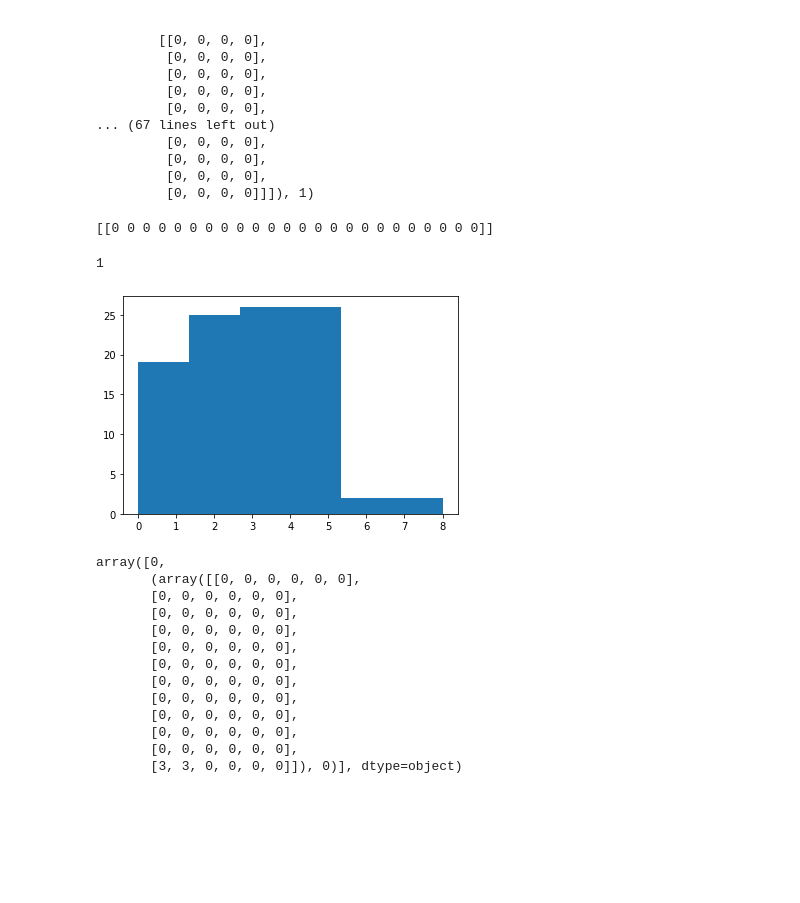
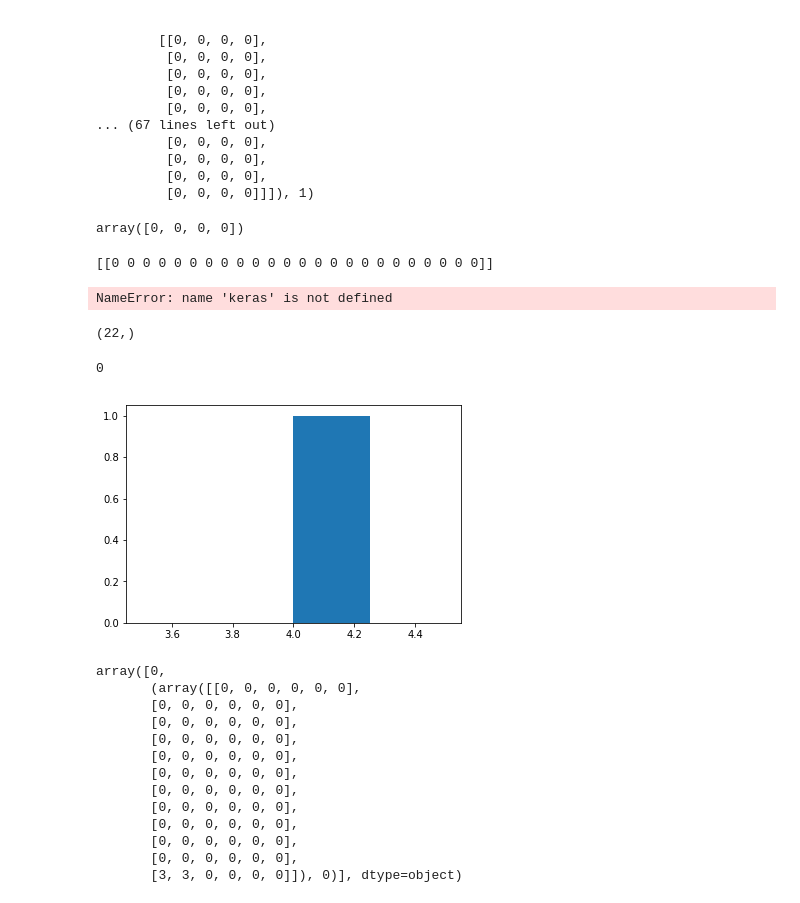
Before and after one commit to Arraytionary/deeply, a Jupyter notebook: projectP.ipynb, the cells around one changed output. Cells and saved outputs as stored; diff of their text form; code cells hidden in the pictures; blank space fills up the shorter version.

```diff
--- a/projectP.ipynb
+++ b/projectP.ipynb
@@ -279,4 +292,8 @@ class DQNAgent(object):
         self.model.fit(state.reshape((1, 288)), target_f, epochs=1, verbose=0)
+# %%
+np.repeat(0, 4, axis = 0)
+# %% [output]
+array([0, 0, 0, 0])
 # %%
 a = np.array([[[0,0,0,0],[0,0,0,0]],[[0,0,0,0],[0,0,0,0]],[[0,0,0,0],[0,0,0,0]]])
 print(a.reshape((1,24)))
@@ -287,7 +304,7 @@ print(a.reshape((1,24)))
 agent = DQNAgent()
 chain_plot = []
 counter_games = 0
-for i in range(10000):
+for i in range(10):
     board = new_board()
     done  = False
 
@@ -315,10 +332,12 @@ for i in range(10000):
             final_move = possible_move[random.randint(0, len(possible_move)-1)]
         else:
             prediction = agent.model.predict(state_old.reshape((1, 288)))
-            final_move = to_categorical(np.argmax(prediction[0]))
+#             final_move = to_categorical(np.argmax(prediction[0]))
+            final_move = np.argmax(prediction[0])
             if final_move not in possible_move:
                 final_move = possible_move[random.randint(0, len(possible_move)-1)]
 #                     wrong_move_penalty = -10
+#         print(final_move)
         state_new, chains = possible[possible[:, 0] == final_move][0][1]
 
 #         print(state_new.shape)
@@ -332,20 +351,27 @@ for i in range(10000):
         counter_games += 1
         if chains > max_chain: max_chain = chains
 
-    agent.replay_new(agent.memory)
+#     agent.replay_new(agent.memory)
     if agent.epsilon > epsilon_min:
         agent.epsilon*=epsilon_decay
 
     chain_plot.append(max_chain)
-agent.model.save_weights('weights_x.hdf5')
+# agent.model.save_weights('weights_boat.hdf5')
 plt.plot(chain_plot)
 print('done')
+# %% [output]
+NameError: name 'keras' is not defined
+# %%
+new_target = np.zeros(22)
+new_target.shape
+# %% [output]
+(22,)
 # %%
-plt.hist(chain_plot, bins=6)
+plt.hist(chain_plot, bins = 4)
 chain_plot.count(0)
 # %% [output]
-1
+0
-[figure, old version]
+[figure, new version]
 # %%
 a = get_next()
 b = new_board()
```
Also changed, not shown: parts of 2 cells of this notebook, 3 other files.
